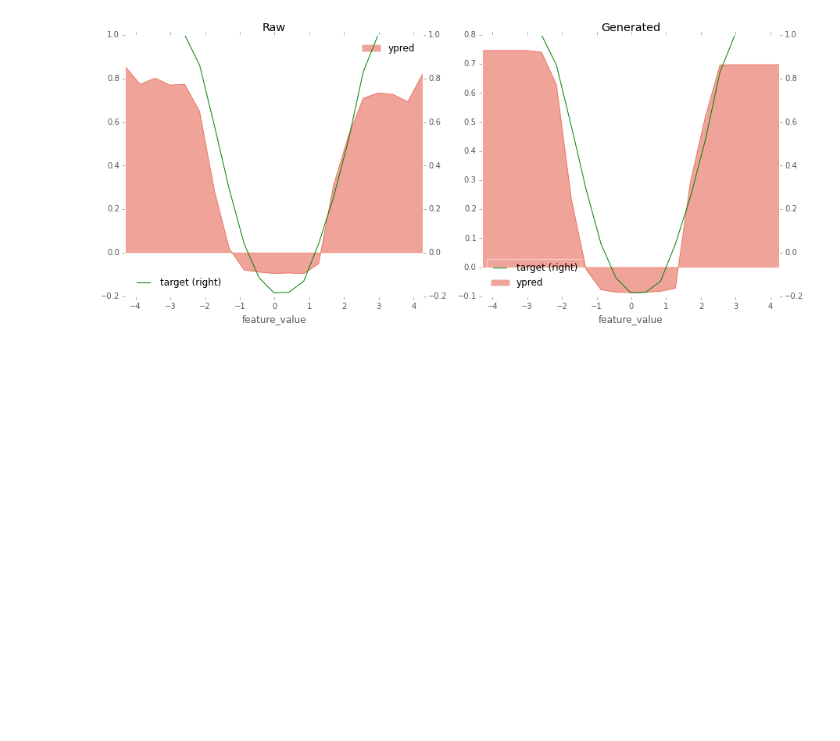
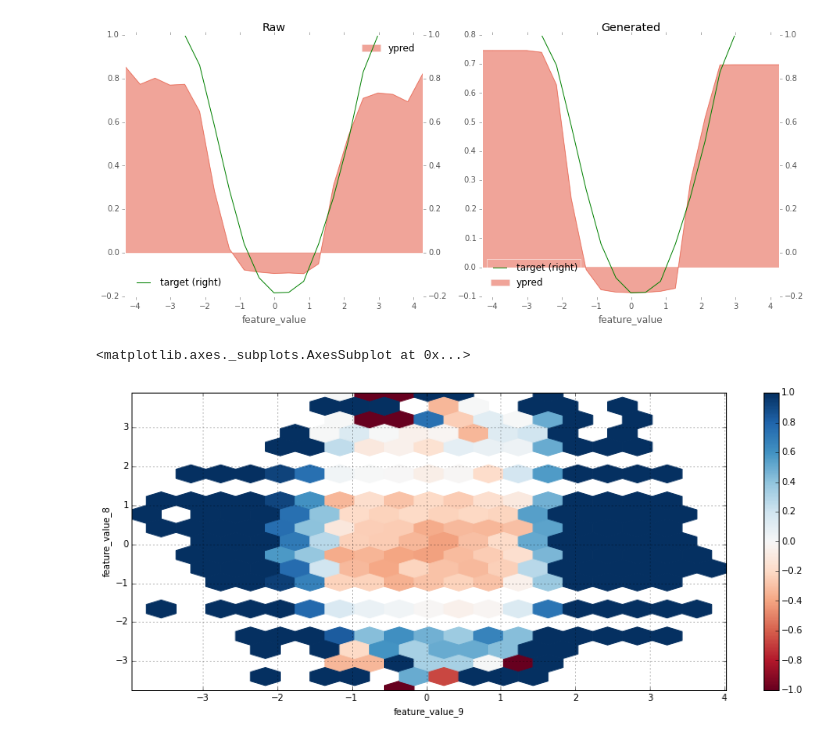
Before and after one commit to lmatthieu/feature_analysis, a Jupyter notebook: feature_response.ipynb, the cells around one changed output. Saved outputs shown, nothing was run; the diff lists cells and outputs as text; code cells hidden in the pictures; blank space fills up the shorter version.

```diff
--- a/feature_response.ipynb
+++ b/feature_response.ipynb
@@ -201,3 +269,12 @@ pdf2[n].plot(kind="area", stacked=st, ax=axes[1], title="Generated")
 # %% [output]
 <matplotlib.axes._subplots.AxesSubplot at 0x...>
 [figure]
+# %%
+st = False
+feature_no = [9, 8]
+pdf, n = feature_analysis_nd(clf, X, y, feature_no, bins=20, reg_bin=10)
+pdf.reset_index(inplace=True)
+pdf.plot(kind="hexbin", x="feature_value_9", y="feature_value_8", C="ypred", gridsize=20, cmap=plt.cm.RdBu)
+# %% [output]
+<matplotlib.axes._subplots.AxesSubplot at 0x...>
+[figure, added]
```
Also changed, not shown: parts of 8 cells of this notebook.
